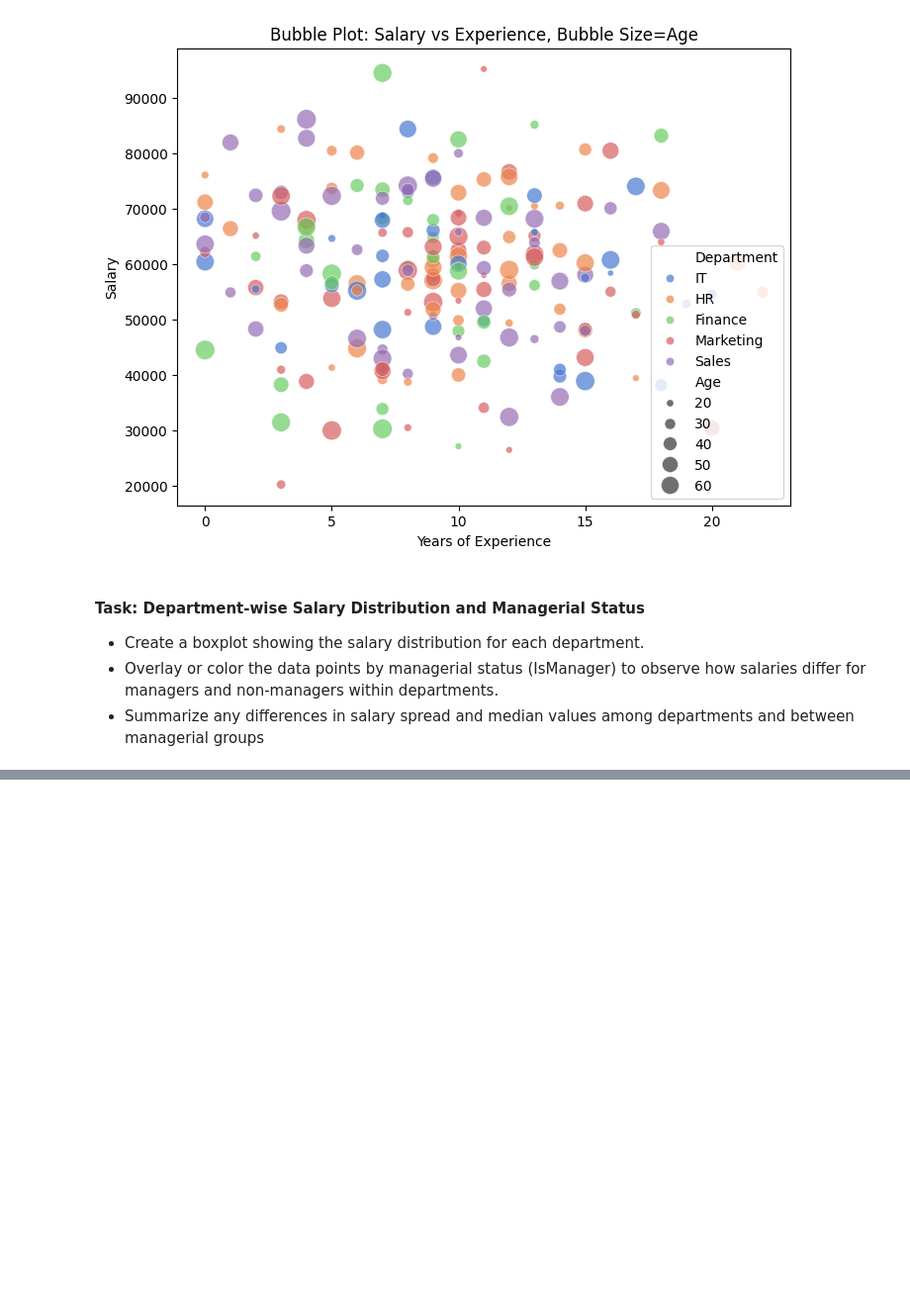
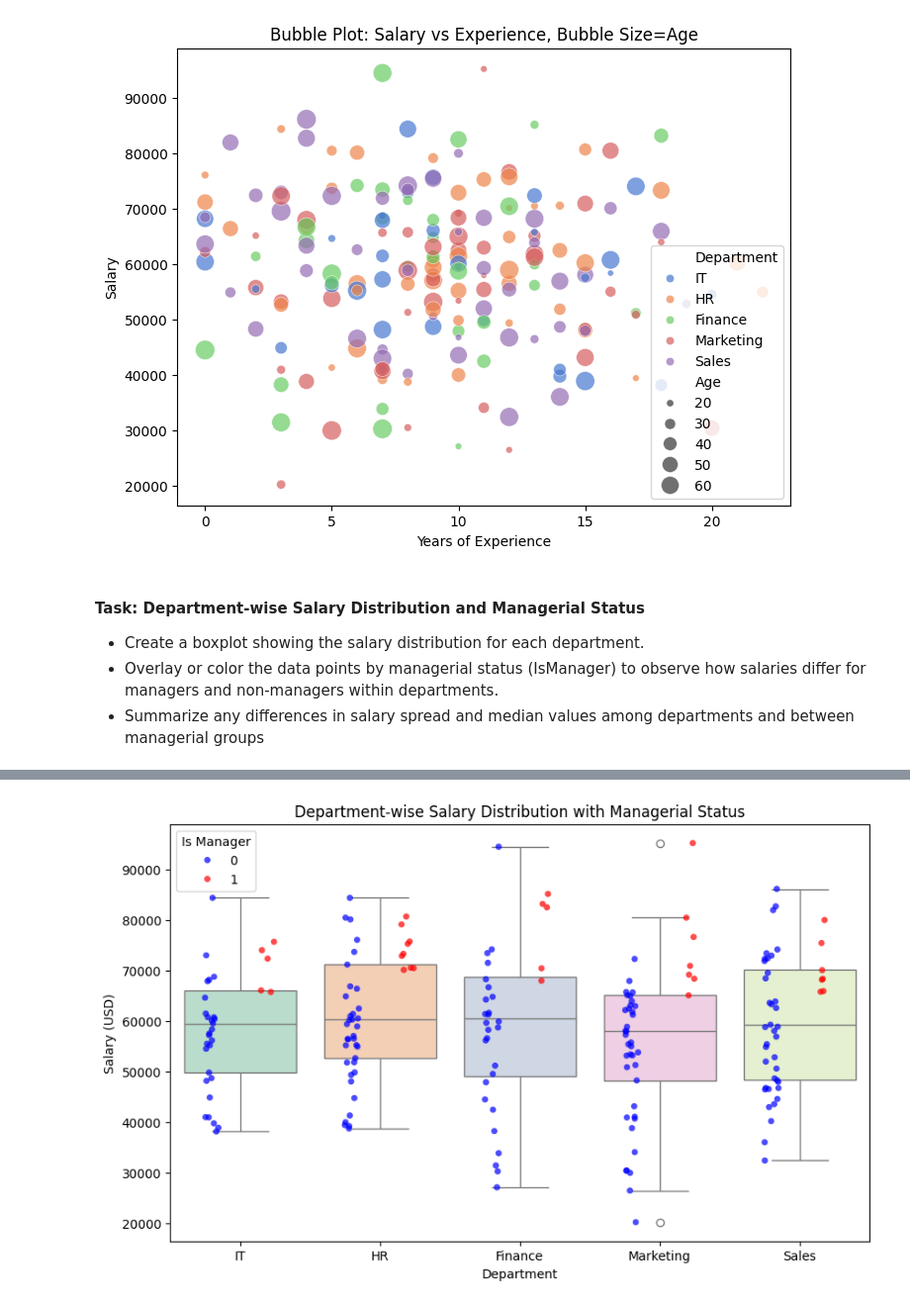
Before and after one commit to springboard135-infosys-intern-oct25/prognosAI-Infosys-intern-project, a Jupyter notebook: milestone_1/week_1/Day_3/python_visual.ipynb, the cells around one changed output, grey strips where cells are left out. Shown at 99% size. Cells and saved outputs as stored; diff of their text form; code cells hidden in the pictures; blank space fills up the shorter version.

```diff
--- a/milestone_1/week_1/Day_3/python_visual.ipynb
+++ b/milestone_1/week_1/Day_3/python_visual.ipynb
@@ -273,0 +268,12 @@ plt.show()
+# %%
+plt.figure(figsize=(10, 6))
+sns.boxplot(x='Department', y='Salary', data=df, palette='Pastel2')
+sns.stripplot(x='Department', y='Salary', data=df, hue='IsManager',dodge=True, jitter=True, palette={0:'blue', 1:'red'}, alpha=0.7)
+
+plt.xlabel('Department')
+plt.ylabel('Salary (USD)')
+plt.title('Department-wise Salary Distribution with Managerial Status')
+plt.legend(title='Is Manager', loc='upper left')
+plt.show()
+# %% [output]
+[figure, added]
```
Also changed, not shown: parts of 1 cell of this notebook.
